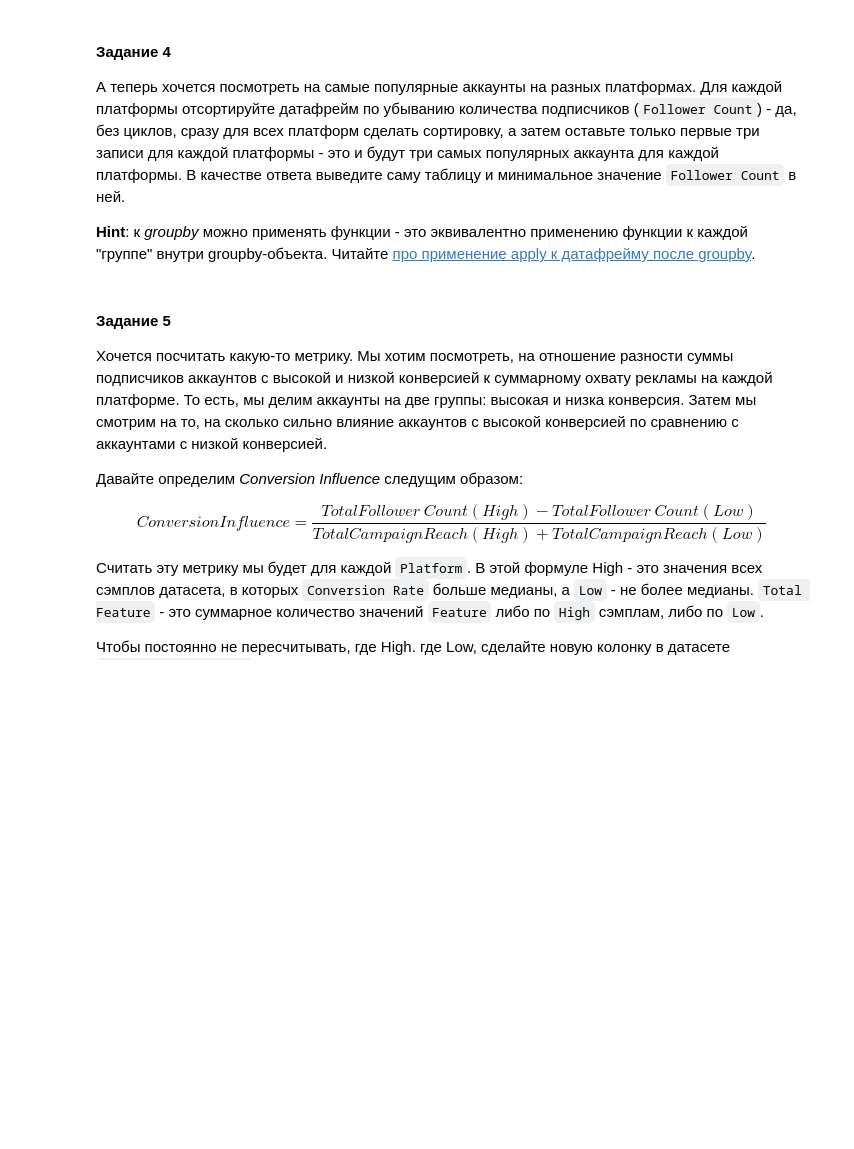
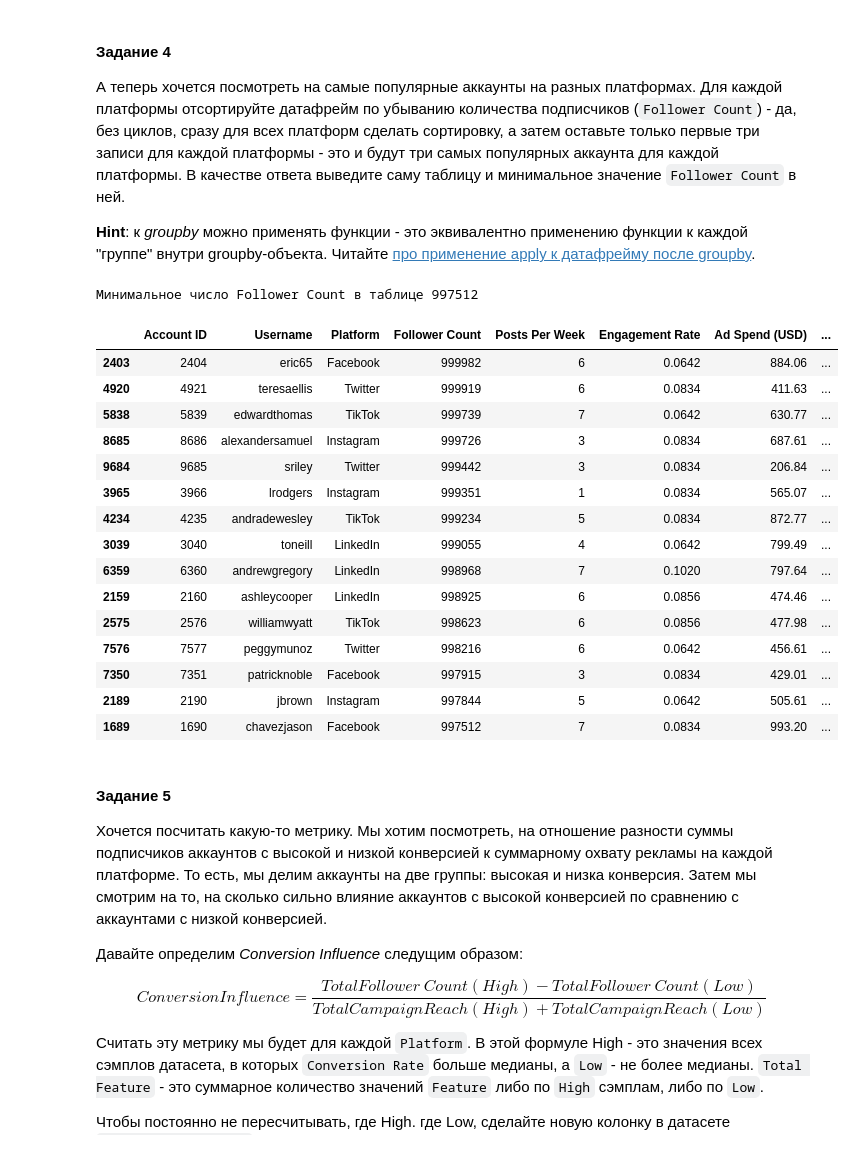
Before and after one commit to andreysnigirev/Data_Analysis, a Jupyter notebook: 2025/homeworks/hw02-pandas/hw02_pandas.ipynb, the cells around one changed output. Cells and saved outputs as stored; diff of their text form; code cells hidden in the pictures; blank space fills up the shorter version.

```diff
--- a/2025/homeworks/hw02-pandas/hw02_pandas.ipynb
+++ b/2025/homeworks/hw02-pandas/hw02_pandas.ipynb
@@ -152,6 +136,28 @@ melted_df.groupby(["Platform", "Metric"])["Value"].agg(lambda x: x.mode().max())
 А теперь хочется посмотреть на самые популярные аккаунты на разных платформах. Для каждой платформы отсортируйте датафрейм по убыванию количества подписчиков (`Follower Count`) - да, без циклов, сразу для всех платформ сделать сортировку, а затем оставьте только первые три записи для каждой платформы - это и будут три самых популярных аккаунта для каждой платформы. В качестве ответа выведите саму таблицу и минимальное значение `Follower Count` в ней.
 
 **Hint**: к *groupby* можно применять функции - это эквивалентно применению функции к каждой "группе" внутри groupby-объекта. Читайте [про применение apply к датафрейму после groupby](https://pandas.pydata.org/pandas-docs/stable/user_guide/groupby.html#flexible-apply).
+# %%
+df_popular = df.sort_values(by = ["Follower Count"], ascending = False).groupby("Platform").head(3)
+print(f'Минимальное число Follower Count в таблице {df_popular["Follower Count"].min()}')
+df_popular
+# %% [output]
+Минимальное число Follower Count в таблице 997512
+|  | Account ID | Username | Platform | Follower Count | Posts Per Week | Engagement Rate | Ad Spend (USD) | ... |
+| 2403 | 2404 | eric65 | Facebook | 999982 | 6 | 0.0642 | 884.06 | ... |
+| 4920 | 4921 | teresaellis | Twitter | 999919 | 6 | 0.0834 | 411.63 | ... |
+| 5838 | 5839 | edwardthomas | TikTok | 999739 | 7 | 0.0642 | 630.77 | ... |
+| 8685 | 8686 | alexandersamuel | Instagram | 999726 | 3 | 0.0834 | 687.61 | ... |
+| 9684 | 9685 | sriley | Twitter | 999442 | 3 | 0.0834 | 206.84 | ... |
+| 3965 | 3966 | lrodgers | Instagram | 999351 | 1 | 0.0834 | 565.07 | ... |
+| 4234 | 4235 | andradewesley | TikTok | 999234 | 5 | 0.0834 | 872.77 | ... |
+| 3039 | 3040 | toneill | LinkedIn | 999055 | 4 | 0.0642 | 799.49 | ... |
+| 6359 | 6360 | andrewgregory | LinkedIn | 998968 | 7 | 0.1020 | 797.64 | ... |
+| 2159 | 2160 | ashleycooper | LinkedIn | 998925 | 6 | 0.0856 | 474.46 | ... |
+| 2575 | 2576 | williamwyatt | TikTok | 998623 | 6 | 0.0856 | 477.98 | ... |
+| 7576 | 7577 | peggymunoz | Twitter | 998216 | 6 | 0.0642 | 456.61 | ... |
+| 7350 | 7351 | patricknoble | Facebook | 997915 | 3 | 0.0834 | 429.01 | ... |
+| 2189 | 2190 | jbrown | Instagram | 997844 | 5 | 0.0642 | 505.61 | ... |
+| 1689 | 1690 | chavezjason | Facebook | 997512 | 7 | 0.0834 | 993.20 | ... |
 # %% [markdown]
 #### Задание 5
 
```
Also changed, not shown: parts of 5 cells of this notebook.
